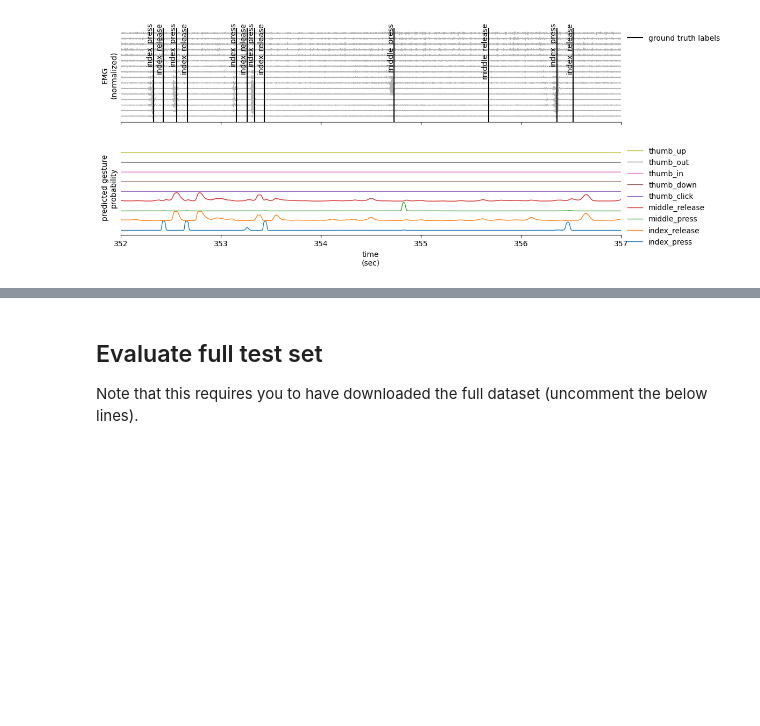
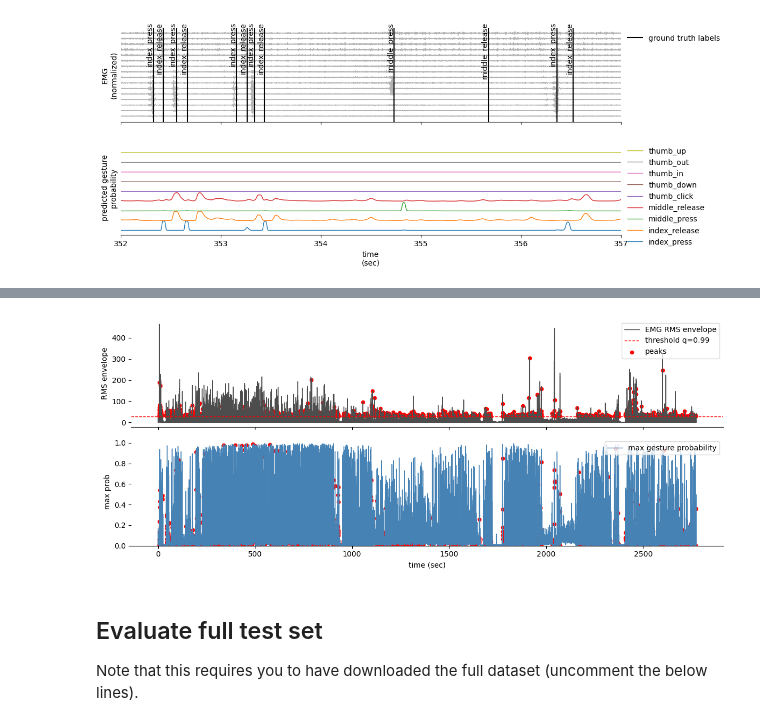
Before and after one commit to chenee/generic-neuromotor-interface, a Jupyter notebook: notebooks/discrete_gestures-eval.ipynb, the cells around one changed output, grey strips where cells are left out. Saved outputs shown, nothing was run; the diff lists cells and outputs as text; code cells hidden in the pictures; blank space fills up the shorter version.

```diff
--- a/notebooks/discrete_gestures-eval.ipynb
+++ b/notebooks/discrete_gestures-eval.ipynb
@@ -256,3 +284,63 @@ if labels_in_window:
+# %%
+"""Peak detection vs gesture probabilities (time-domain)"""
+import numpy as np
+
+# parameters
+peak_quantile = 0.99
+min_peak_distance_sec = 0.15  # seconds
+
+# convert emg to numpy and compute envelope (RMS over channels)
+emg_np = emg.detach().cpu().numpy() if hasattr(emg, "detach") else np.asarray(emg)
+emg_t = emg_times
+env = np.sqrt(np.mean(emg_np**2, axis=0))  # (T,)
+
+# threshold by quantile
+thr = np.quantile(env, peak_quantile)
+
+# find local maxima above threshold
+dt = np.median(np.diff(emg_t))
+min_peak_distance = int(max(1, min_peak_distance_sec / dt))
+peaks = []
+last_idx = -min_peak_distance
+for i in range(1, len(env) - 1):
+    if env[i] > thr and env[i] >= env[i-1] and env[i] >= env[i+1]:
+        if i - last_idx >= min_peak_distance:
+            peaks.append(i)
+            last_idx = i
+
+# plot envelope + peaks + probabilities (max over classes)
+fig, axes = plt.subplots(2, 1, figsize=(12, 5), sharex=True)
+
+axes[0].plot(emg_t - emg_t[0], env, color="0.3", linewidth=1, label="EMG RMS envelope")
+axes[0].axhline(thr, color="red", linestyle="--", linewidth=1, label=f"threshold q={peak_quantile:.2f}")
+axes[0].scatter((emg_t[peaks] - emg_t[0]), env[peaks], color="red", s=20, label="peaks")
+axes[0].set_ylabel("RMS envelope")
+axes[0].legend(loc="upper right")
+sns.despine(ax=axes[0], left=True)
+
+# probability summary: max over classes at each prob time
+prob_times_rel = prob_times - emg_t[0]
+probs_np = probs.detach().cpu().numpy() if hasattr(probs, "detach") else np.asarray(probs)
+prob_max = np.max(probs_np, axis=0)
+axes[1].plot(prob_times_rel, prob_max, color="steelblue", linewidth=1, label="max gesture probability")
+axes[1].set_ylabel("max prob")
+axes[1].set_xlabel("time (sec)")
+axes[1].set_ylim(0, 1.05)
+axes[1].legend(loc="upper right")
+sns.despine(ax=axes[1], left=True)
+
+# mark peaks on probability plot (nearest prob time)
+if len(peaks) > 0:
+    peak_times = emg_t[peaks] - emg_t[0]
+    # find nearest indices in prob_times for each peak
+    idxs = np.searchsorted(prob_times_rel, peak_times, side="left")
+    idxs = np.clip(idxs, 0, len(prob_times_rel) - 1)
+    axes[1].scatter(prob_times_rel[idxs], prob_max[idxs], color="red", s=20, label="peaks")
+
+plt.tight_layout()
+plt.show()
+# %% [output]
+[figure, added]
 # %% [markdown]
 ## Evaluate full test set
 
```
Also changed, not shown: parts of 2 cells of this notebook, 21 other files.
